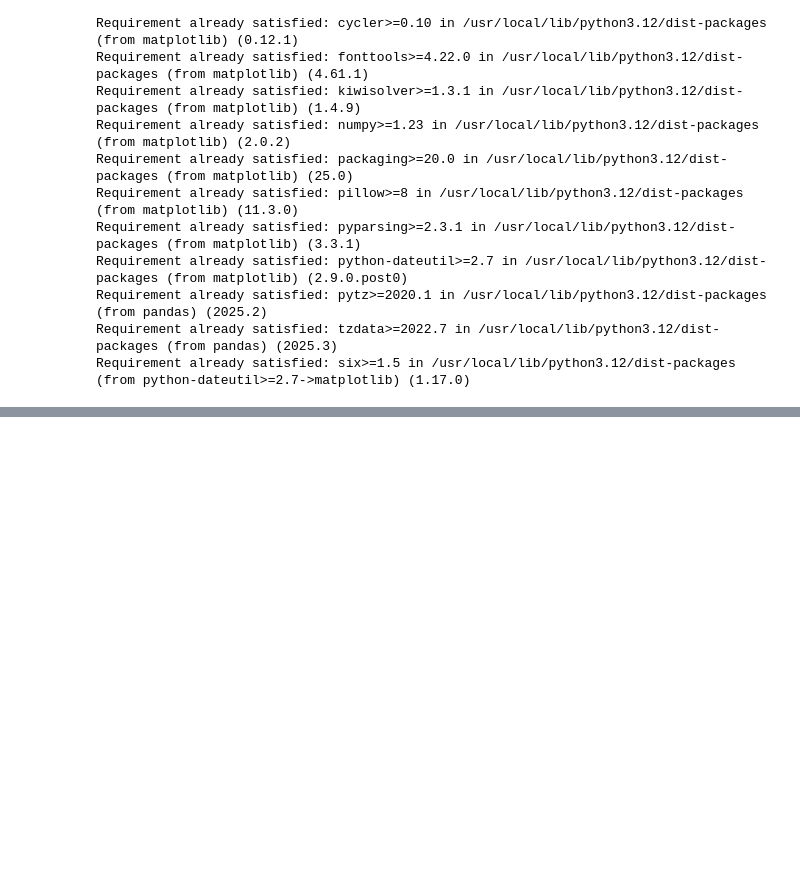
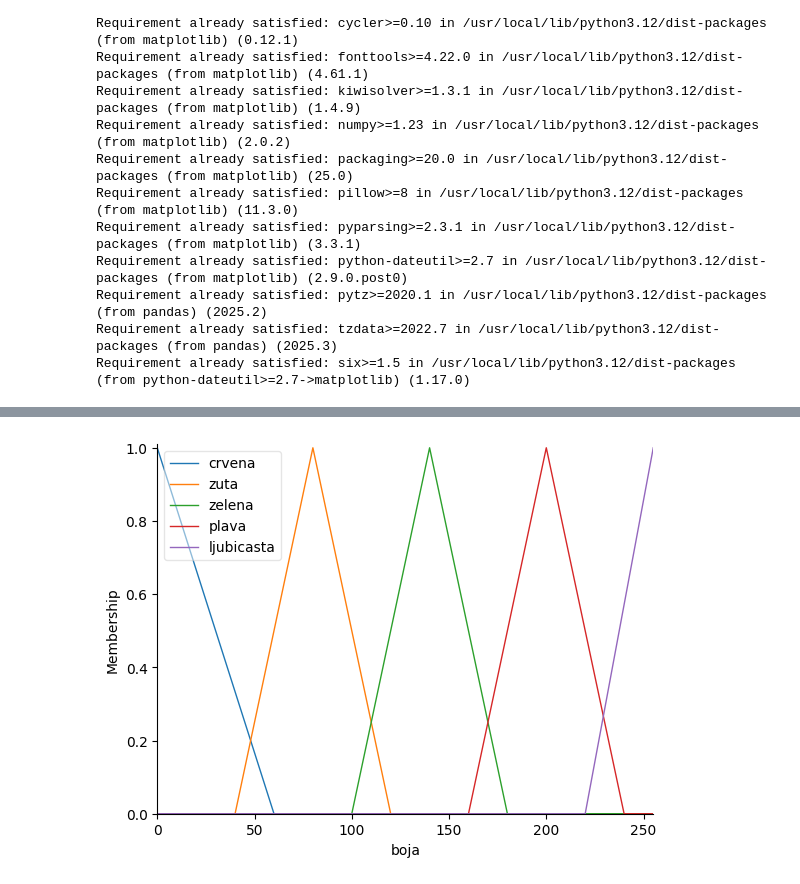
Before and after one commit to lvidak/UUI_projekt, a Jupyter notebook: UUI_projekt.ipynb, the cells around one changed output, grey strips where cells are left out. Saved outputs shown, nothing was run; the diff lists cells and outputs as text; code cells hidden in the pictures; blank space fills up the shorter version.

```diff
--- a/UUI_projekt.ipynb
+++ b/UUI_projekt.ipynb
@@ -87,0 +94,5 @@ ctrl_system = ctrl.ControlSystem(rules)
+# %%
+boja.view()
+plt.show()
+# %% [output]
+[figure, added]
```
Also changed, not shown: parts of 5 cells of this notebook.
